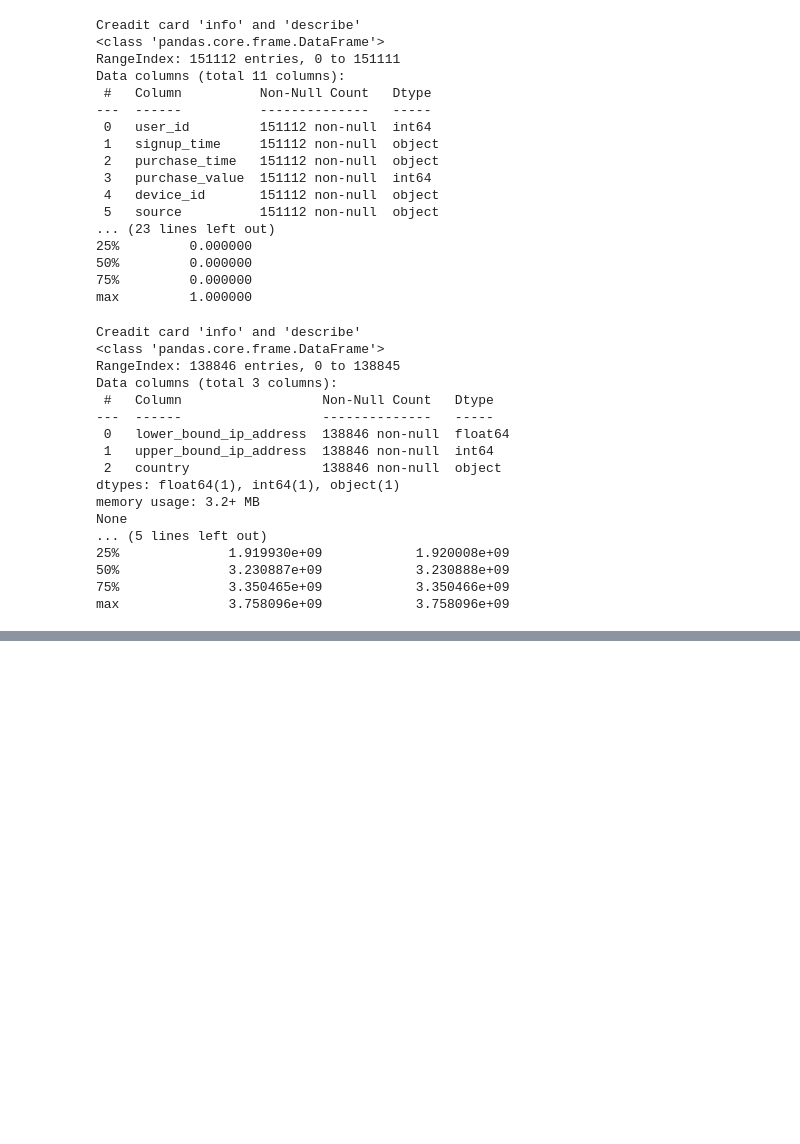
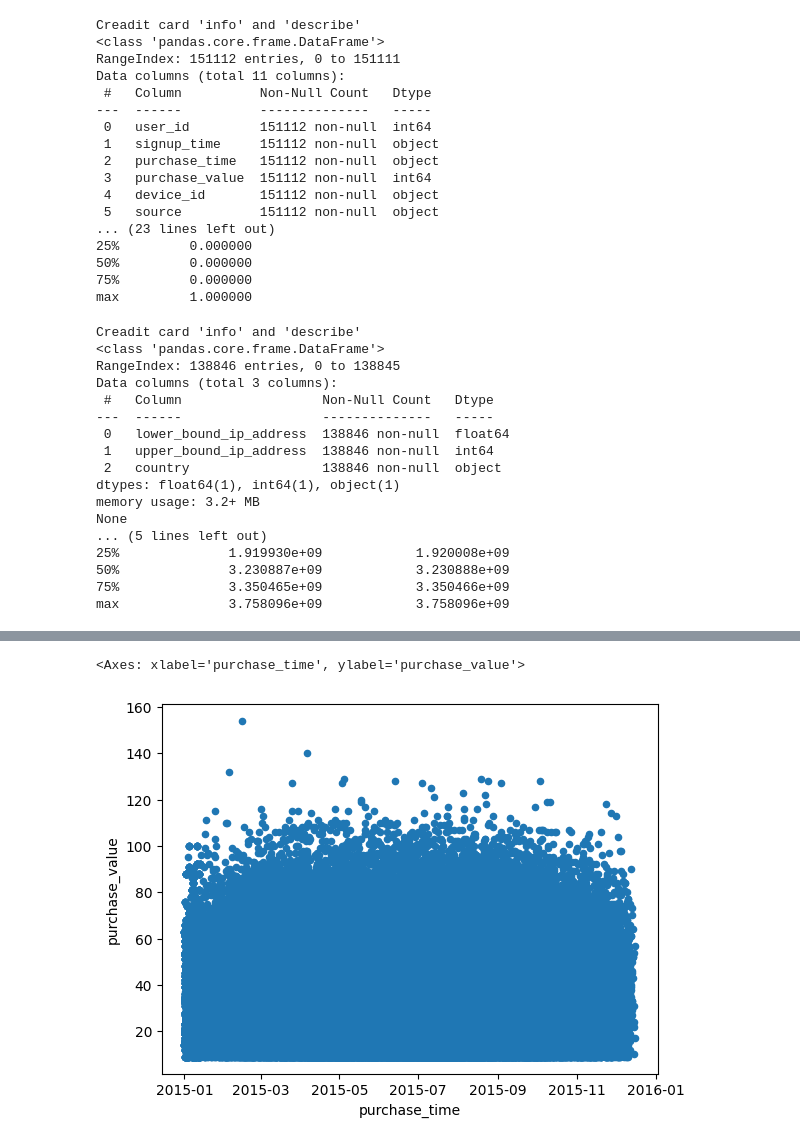
Before and after one commit to Ephrem0001/Fraud-Detection-for-E-Commerce-and-Banking-Transactions---AI-Solutions, a Jupyter notebook: notebooks/EDA.ipynb, the cells around one changed output, grey strips where cells are left out. Drawn from its saved outputs; the diff is of its cells as text; code cells hidden in the pictures; blank space fills up the shorter version.

```diff
--- a/notebooks/EDA.ipynb
+++ b/notebooks/EDA.ipynb
@@ -75,0 +135,6 @@ max              3.758096e+09            3.758096e+09
+# %%
+# Bivariate analysis - scatter plot between purchase_value and time
+fraud_data.plot.scatter(x='purchase_time', y='purchase_value')
+# %% [output]
+<Axes: xlabel='purchase_time', ylabel='purchase_value'>
+[figure, added]
```
Also changed, not shown: parts of 35 cells of this notebook, 1 other file.
